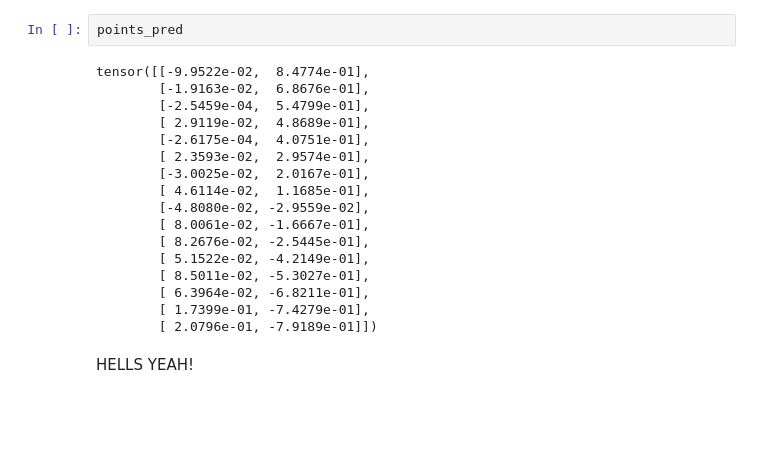
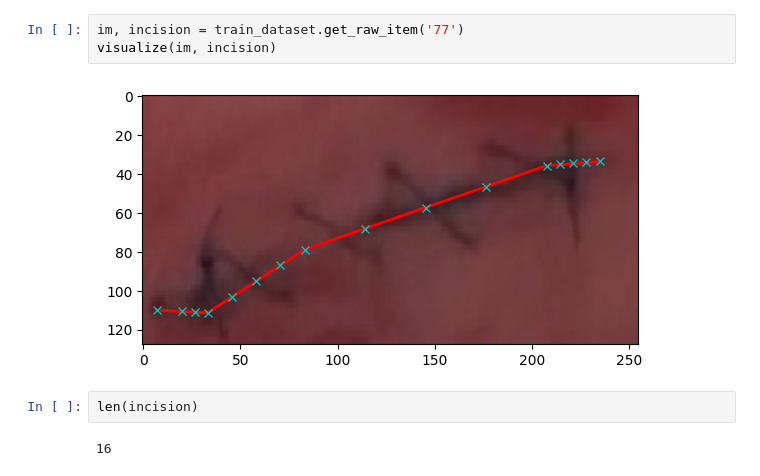
Before and after one commit to tomhruby1/zdo, a Jupyter notebook: training.ipynb, the cells around one changed output. Cells and saved outputs as stored; diff of their text form; blank space fills up the shorter version.

```diff
--- a/training.ipynb
+++ b/training.ipynb
@@ -208,22 +213,10 @@ plt.figure()
 <Figure size 640x480 with 0 Axes>
-# %%
-points_pred
-# %% [output]
-tensor([[-9.9522e-02,  8.4774e-01],
-        [-1.9163e-02,  6.8676e-01],
-        [-2.5459e-04,  5.4799e-01],
-        [ 2.9119e-02,  4.8689e-01],
-        [-2.6175e-04,  4.0751e-01],
-        [ 2.3593e-02,  2.9574e-01],
-        [-3.0025e-02,  2.0167e-01],
-        [ 4.6114e-02,  1.1685e-01],
-        [-4.8080e-02, -2.9559e-02],
-        [ 8.0061e-02, -1.6667e-01],
-        [ 8.2676e-02, -2.5445e-01],
-        [ 5.1522e-02, -4.2149e-01],
-        [ 8.5011e-02, -5.3027e-01],
-        [ 6.3964e-02, -6.8211e-01],
-        [ 1.7399e-01, -7.4279e-01],
-        [ 2.0796e-01, -7.9189e-01]])
-# %% [markdown]
-HELLS YEAH!
+# %%
+im, incision = train_dataset.get_raw_item('77')
+visualize(im, incision)
+# %% [output]
+[figure, added]
+# %%
+len(incision)
+# %% [output]
+16
```
Also changed, not shown: parts of 7 cells of this notebook, 3 other files.
